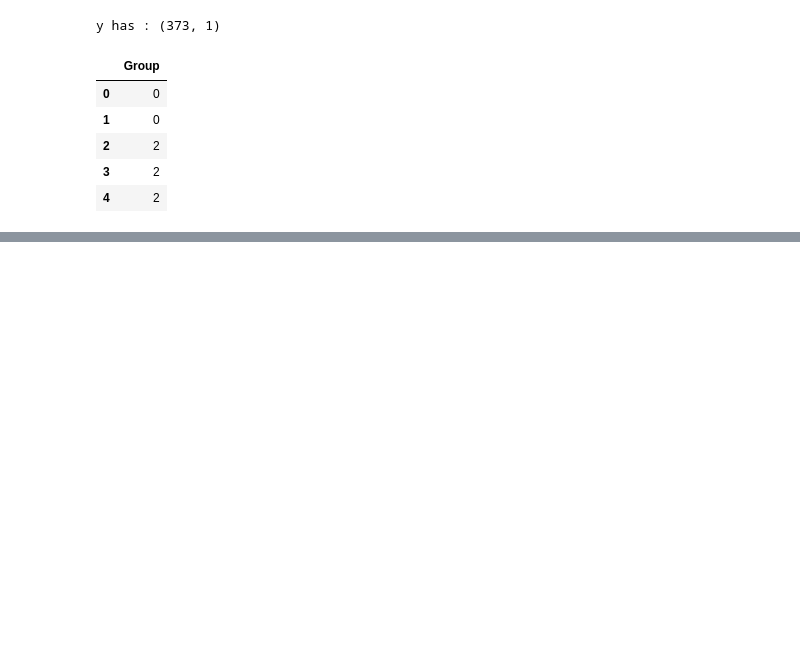
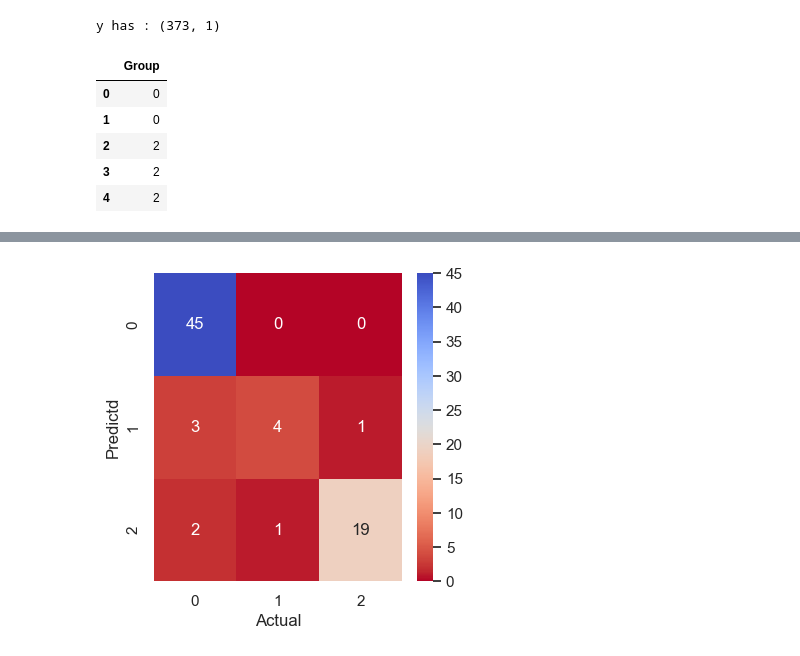
Before and after one commit to pinilDissanayaka/Dementia-Prediction, a Jupyter notebook: Notebook/Prediction.ipynb, the cells around one changed output, grey strips where cells are left out. Saved outputs shown, nothing was run; the diff lists cells and outputs as text; code cells hidden in the pictures; blank space fills up the shorter version.

```diff
--- a/Notebook/Prediction.ipynb
+++ b/Notebook/Prediction.ipynb
@@ -444,0 +512,8 @@ num_pipe =
+# %%
+pipe = Pipeline(steps = [
+    ('KNNImputer', KNNImputer(n_neighbors = 11)),
+    ('StandardScaler', StandardScaler()),
+    ('KNN', KNeighborsClassifier())
+])
+
+pipe
@@ -444,0 +524,2 @@ num_pipe =
+# %%
+pipe.fit(x_train, y_train)
@@ -444,0 +530,3 @@ num_pipe =
+# %%
+y_train_pred = pipe.predict(x_train)
+y_test_pred = pipe.predict(x_test)
@@ -444,0 +548,9 @@ num_pipe =
+# %%
+sns.set()
+plt.figure(figsize = (4, 4))
+sns.heatmap(confusion_matrix(y_test, y_test_pred), annot = True, cmap = "coolwarm_r" , fmt = 'g')
+plt.xlabel('Actual')
+plt.ylabel('Predictd')
+plt.show()
+# %% [output]
+[figure, added]
```
Also changed, not shown: parts of 21 cells of this notebook.
